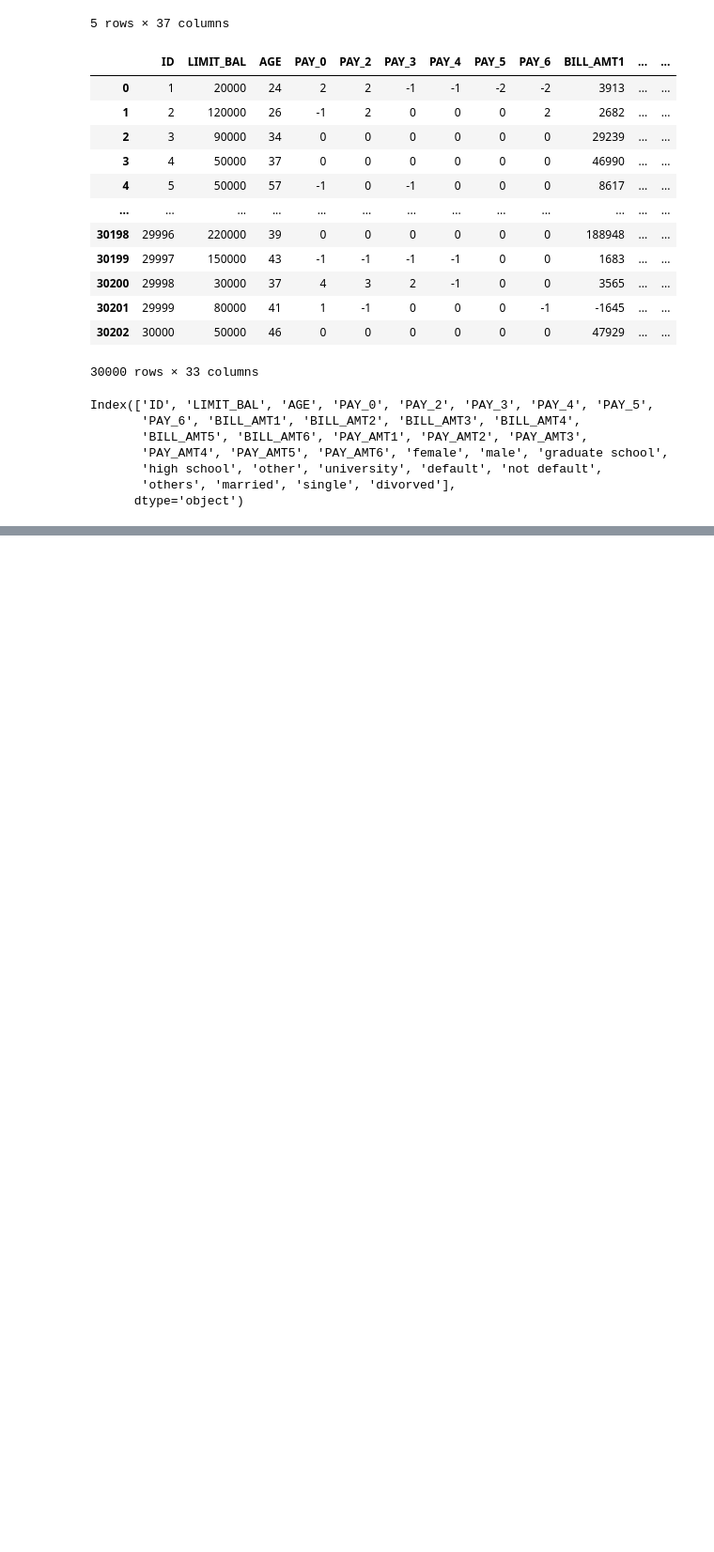
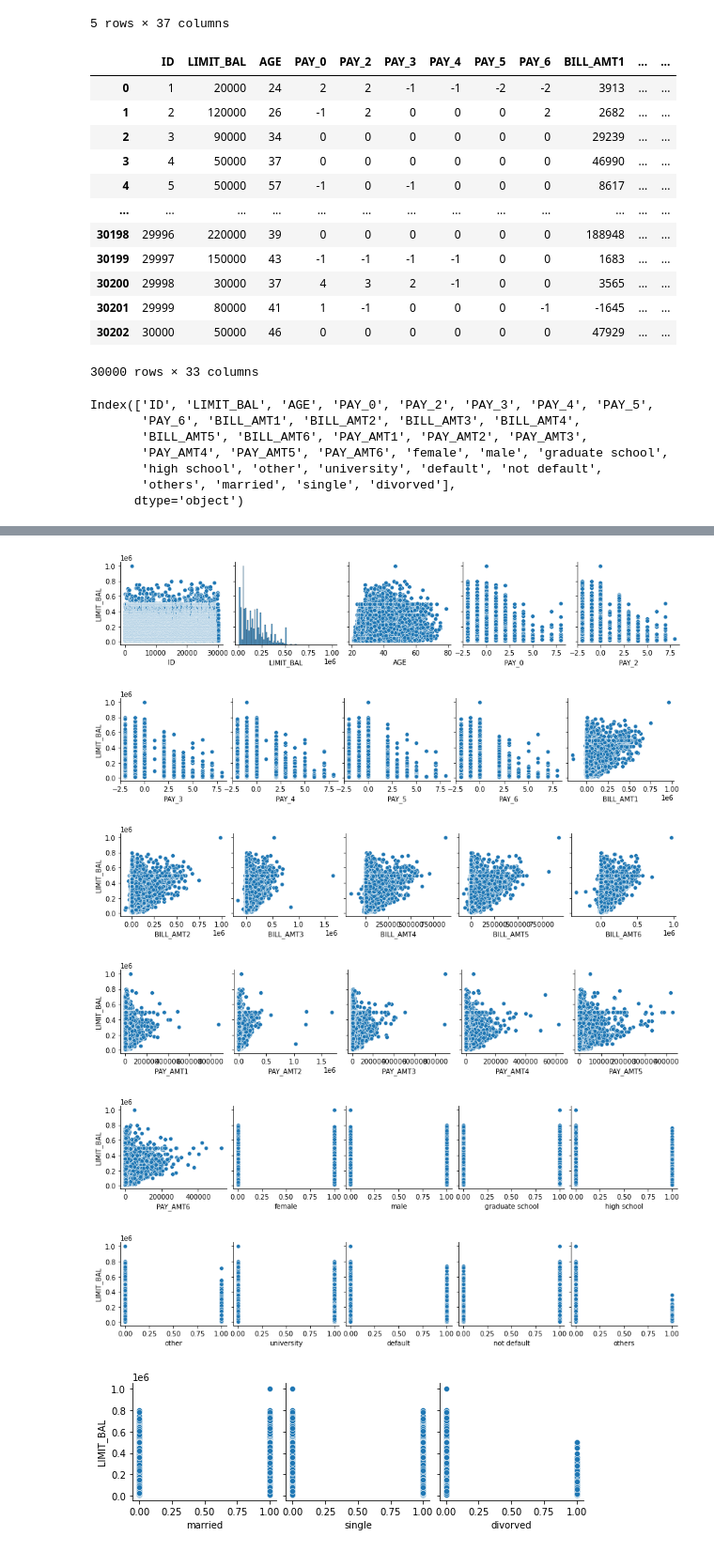
Before and after one commit to aobando20/Machine-learning, a Jupyter notebook: BancoUno Proyecto Final.ipynb, the cells around one changed output, grey strips where cells are left out. Shown: that part at 94% size. Cells and saved outputs as stored; diff of their text form; code cells hidden in the pictures; blank space fills up the shorter version.

```diff
--- a/BancoUno Proyecto Final.ipynb
+++ b/BancoUno Proyecto Final.ipynb
@@ -423,0 +461,16 @@ Index(['ID', 'LIMIT_BAL', 'AGE', 'PAY_0', 'PAY_2', 'PAY_3', 'PAY_4', 'PAY_5',
+# %%
+#Muestra graficos de dispersion
+for i in range(0, len(credit.columns), 5):
+
+    #Variables contra variable precio
+    sns.pairplot(data=credit,
+                x_vars=credit.columns[i:i+5],
+                y_vars=['LIMIT_BAL'])
+# %% [output]
+[figure, added]
+[figure, added]
+[figure, added]
+[figure, added]
+[figure, added]
+[figure, added]
+[figure, added]
```
Also changed, not shown: parts of 17 cells of this notebook, 1 other file.
